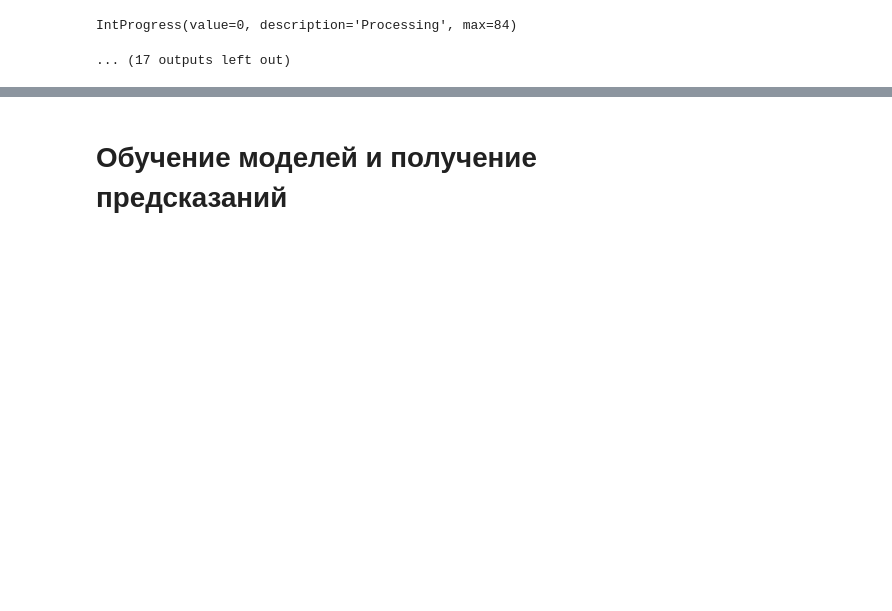
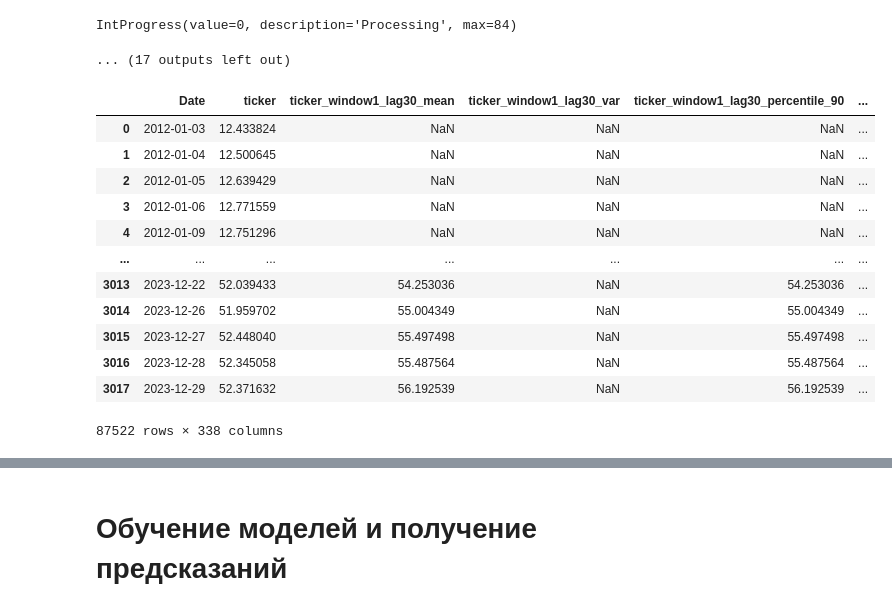
Before and after one commit to alekseevpavel04/project, a Jupyter notebook: Notebooks/ML_model_analysis.ipynb, the cells around one changed output, grey strips where cells are left out. Cells and saved outputs as stored; diff of their text form; code cells hidden in the pictures; blank space fills up the shorter version.

```diff
--- a/Notebooks/ML_model_analysis.ipynb
+++ b/Notebooks/ML_model_analysis.ipynb
@@ -126,3 +129,19 @@ IntProgress(value=0, description='Processing', max=84)
 IntProgress(value=0, description='Processing', max=84)
 IntProgress(value=0, description='Processing', max=84)
 ... (17 outputs left out)
+# %%
+full_data
+# %% [output]
+|  | Date | ticker | ticker_window1_lag30_mean | ticker_window1_lag30_var | ticker_window1_lag30_percentile_90 | ... |
+| 0 | 2012-01-03 | 12.433824 | NaN | NaN | NaN | ... |
+| 1 | 2012-01-04 | 12.500645 | NaN | NaN | NaN | ... |
+| 2 | 2012-01-05 | 12.639429 | NaN | NaN | NaN | ... |
+| 3 | 2012-01-06 | 12.771559 | NaN | NaN | NaN | ... |
+| 4 | 2012-01-09 | 12.751296 | NaN | NaN | NaN | ... |
+| ... | ... | ... | ... | ... | ... | ... |
+| 3013 | 2023-12-22 | 52.039433 | 54.253036 | NaN | 54.253036 | ... |
+| 3014 | 2023-12-26 | 51.959702 | 55.004349 | NaN | 55.004349 | ... |
+| 3015 | 2023-12-27 | 52.448040 | 55.497498 | NaN | 55.497498 | ... |
+| 3016 | 2023-12-28 | 52.345058 | 55.487564 | NaN | 55.487564 | ... |
+| 3017 | 2023-12-29 | 52.371632 | 56.192539 | NaN | 56.192539 | ... |
+87522 rows × 338 columns
```
Also changed, not shown: parts of 17 cells of this notebook, 13 other files.
